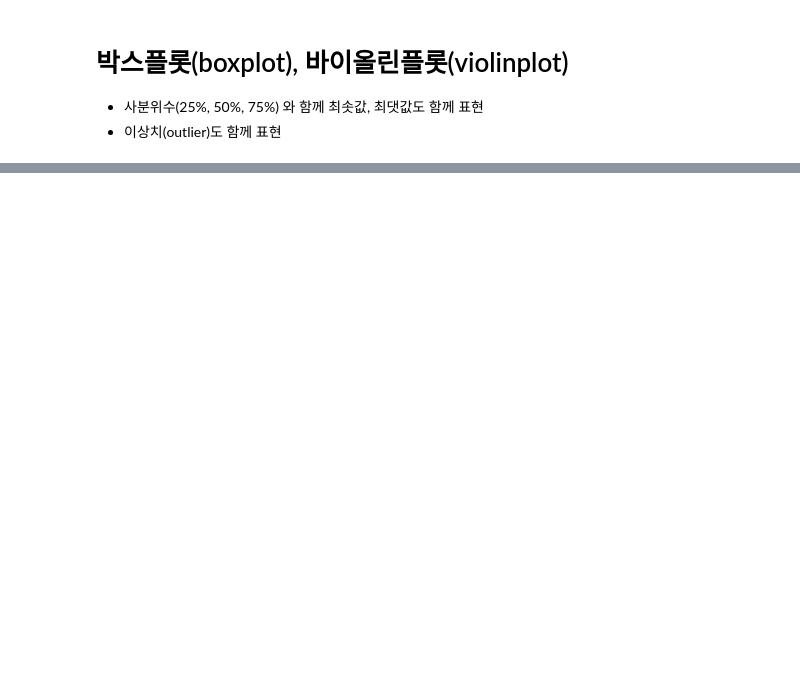
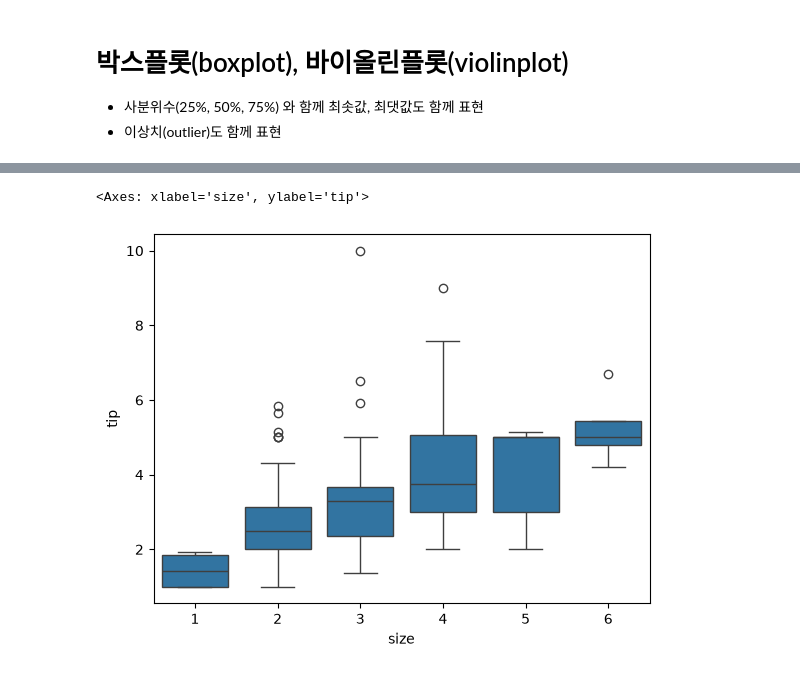
Before and after one commit to oakilae-droid/big0611, a Jupyter notebook: py/p02_데이터분석및시각화/ch04_seaborn/ex06_박스플롯.ipynb, the cells around one changed output, grey strips where cells are left out. Cells and saved outputs as stored; diff of their text form; code cells hidden in the pictures; blank space fills up the shorter version.

```diff
--- a/py/p02_데이터분석및시각화/ch04_seaborn/ex06_박스플롯.ipynb
+++ b/py/p02_데이터분석및시각화/ch04_seaborn/ex06_박스플롯.ipynb
@@ -2,3 +2,7 @@
 # 박스플롯(boxplot), 바이올린플롯(violinplot)
 - 사분위수(25%, 50%, 75%) 와 함께 최솟값, 최댓값도 함께 표현
 - 이상치(outlier)도 함께 표현
+# %%
+import seaborn as sns
+df = sns.load_dataset("tips")
+df.head()
@@ -4,0 +21,5 @@
+# %%
+sns.boxplot(x=df['size'], y=df['tip'])
+# %% [output]
+<Axes: xlabel='size', ylabel='tip'>
+[figure, added]
```
Also changed, not shown: parts of 4 cells of this notebook, 5 other files.
